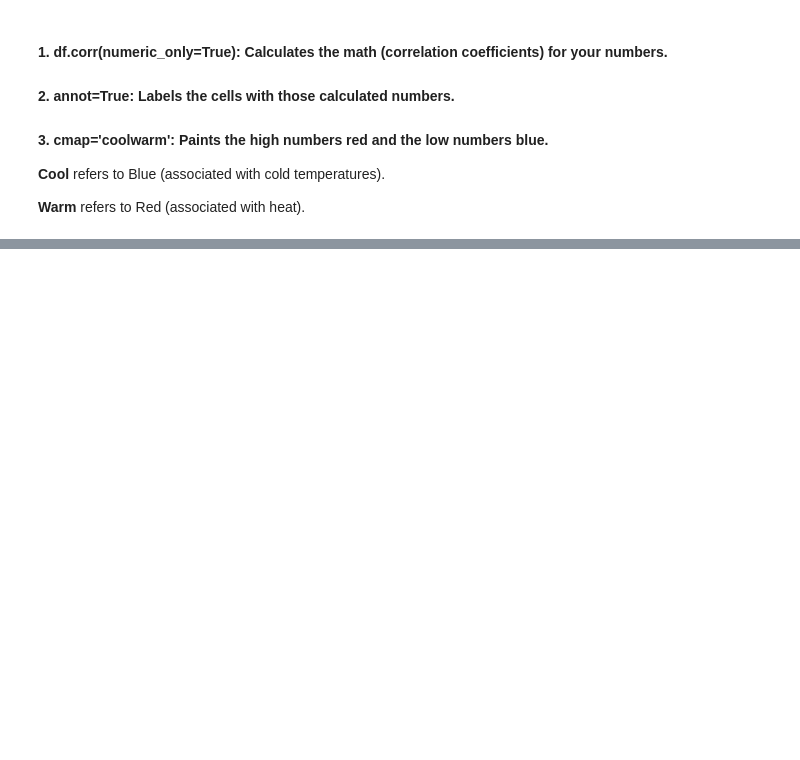
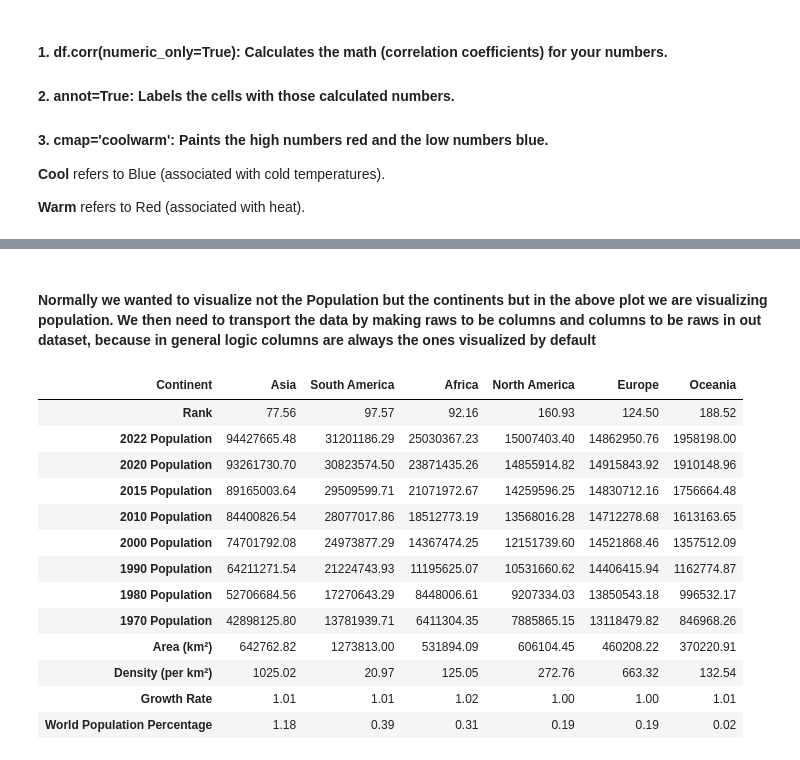
Before and after one commit to kathembo-tsongo/SimpleProjectForDataAnalytics, a Jupyter notebook: EDA.ipynb, the cells around one changed output, grey strips where cells are left out. Saved outputs shown, nothing was run; the diff lists cells and outputs as text; code cells hidden in the pictures; blank space fills up the shorter version.

```diff
--- a/EDA.ipynb
+++ b/EDA.ipynb
@@ -194,0 +228,20 @@ plt.show()
+# %% [markdown]
+#### Normally we wanted to visualize not the Population but the continents but in the above plot we are visualizing population. We then need to transport the data by making raws to be columns and columns to be raws in out dataset, because in general logic columns are always the ones visualized by default
+# %%
+dataframe3 = dataframe2.transpose()
+dataframe3
+# %% [output]
+| Continent | Asia | South America | Africa | North America | Europe | Oceania |
+| Rank | 77.56 | 97.57 | 92.16 | 160.93 | 124.50 | 188.52 |
+| 2022 Population | 94427665.48 | 31201186.29 | 25030367.23 | 15007403.40 | 14862950.76 | 1958198.00 |
+| 2020 Population | 93261730.70 | 30823574.50 | 23871435.26 | 14855914.82 | 14915843.92 | 1910148.96 |
+| 2015 Population | 89165003.64 | 29509599.71 | 21071972.67 | 14259596.25 | 14830712.16 | 1756664.48 |
+| 2010 Population | 84400826.54 | 28077017.86 | 18512773.19 | 13568016.28 | 14712278.68 | 1613163.65 |
+| 2000 Population | 74701792.08 | 24973877.29 | 14367474.25 | 12151739.60 | 14521868.46 | 1357512.09 |
+| 1990 Population | 64211271.54 | 21224743.93 | 11195625.07 | 10531660.62 | 14406415.94 | 1162774.87 |
+| 1980 Population | 52706684.56 | 17270643.29 | 8448006.61 | 9207334.03 | 13850543.18 | 996532.17 |
+| 1970 Population | 42898125.80 | 13781939.71 | 6411304.35 | 7885865.15 | 13118479.82 | 846968.26 |
+| Area (km²) | 642762.82 | 1273813.00 | 531894.09 | 606104.45 | 460208.22 | 370220.91 |
+| Density (per km²) | 1025.02 | 20.97 | 125.05 | 272.76 | 663.32 | 132.54 |
+| Growth Rate | 1.01 | 1.01 | 1.02 | 1.00 | 1.00 | 1.01 |
+| World Population Percentage | 1.18 | 0.39 | 0.31 | 0.19 | 0.19 | 0.02 |
```
Also changed, not shown: parts of 8 cells of this notebook, 1 other file.
